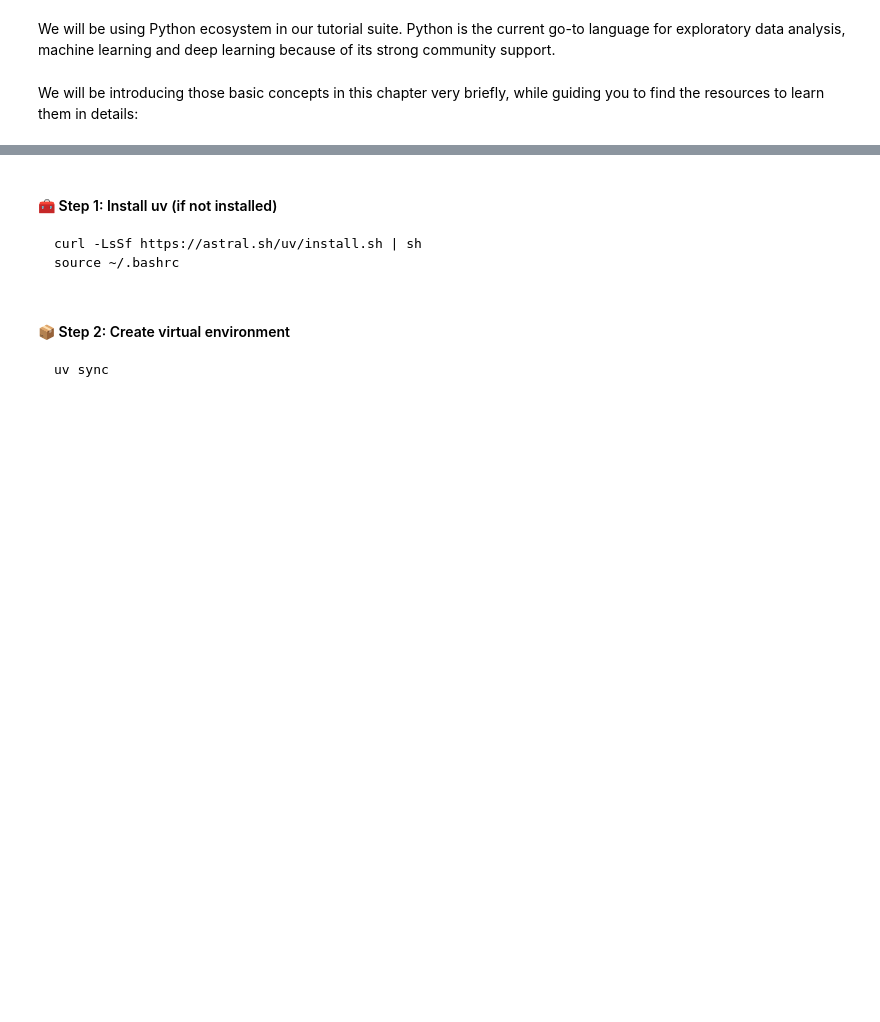
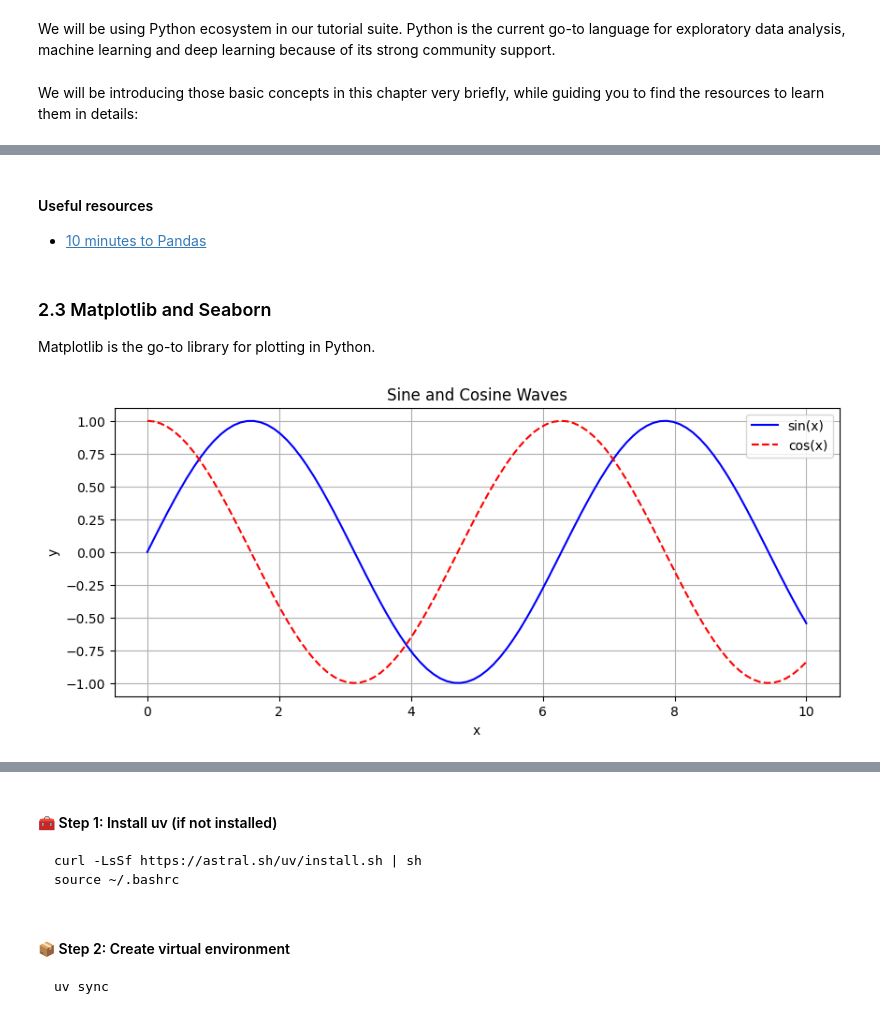
Before and after one commit to ut-vision/30min-of-deep-learning, a Jupyter notebook: 00_Prelude/index.ipynb, the cells around one changed output, grey strips where cells are left out. Drawn from its saved outputs; the diff is of its cells as text; code cells hidden in the pictures; blank space fills up the shorter version.

Commit message:
Added library samples
- Added examples and resources from libs
- Narration about legacy conda

```diff
--- a/00_Prelude/index.ipynb
+++ b/00_Prelude/index.ipynb
@@ -35,0 +107,29 @@ We will give brief demo on the libraries we will be using throughout the tutoria
+# %% [markdown]
+#### Useful resources
+- [10 minutes to Pandas](https://pandas.pydata.org/docs/user_guide/10min.html)
+# %% [markdown]
+### 2.3 Matplotlib and Seaborn
+
+Matplotlib is the go-to library for plotting in Python.
+# %%
+import matplotlib.pyplot as plt
+import numpy as np
+
+# Sample data
+x = np.linspace(0, 10, 100)
+y1 = np.sin(x)
+y2 = np.cos(x)
+
+# Create a simple plot
+plt.figure(figsize=(10, 4))
+
+# Line plot
+plt.plot(x, y1, "b-", label="sin(x)")
+plt.plot(x, y2, "r--", label="cos(x)")
+plt.title("Sine and Cosine Waves")
+plt.xlabel("x")
+plt.ylabel("y")
+plt.legend()
+plt.grid(True)
+# %% [output]
+[figure, added]
```
Also changed, not shown: parts of 20 cells of this notebook, 2 other files.
